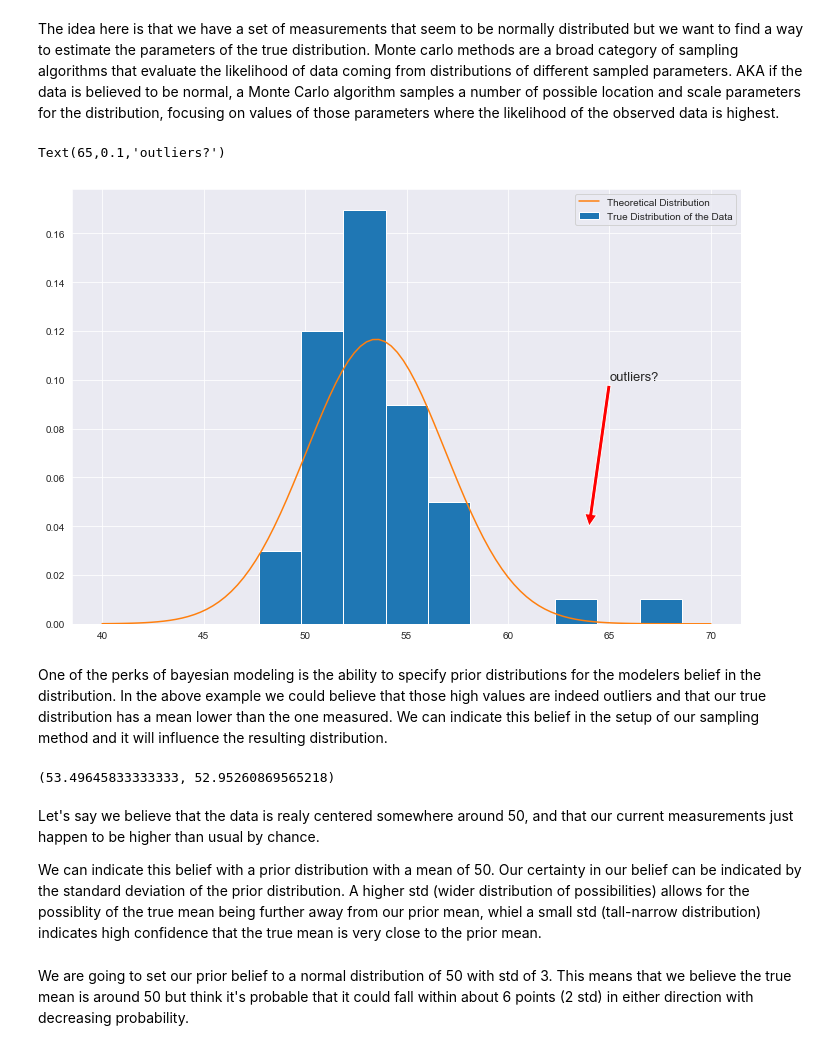
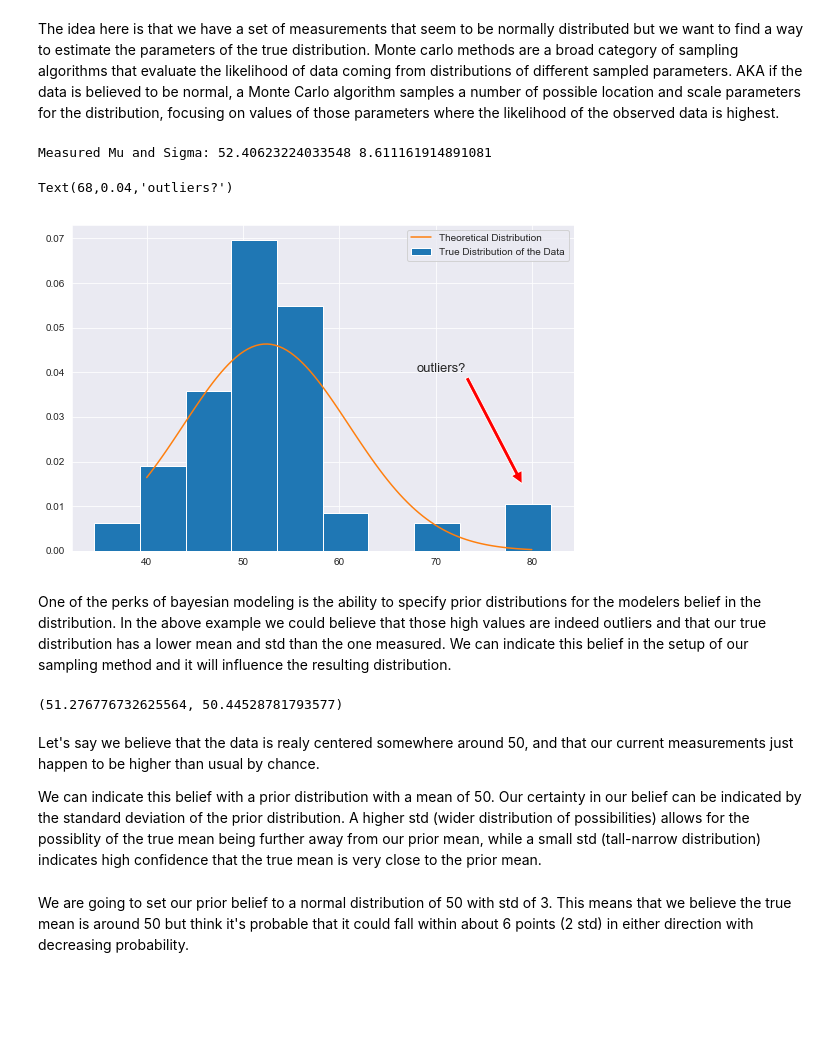
Before and after one commit to rshap91/Algorithms, a Jupyter notebook: Metropolis_Sampling.ipynb, the cells around one changed output. Cells and saved outputs as stored; diff of their text form; code cells hidden in the pictures; blank space fills up the shorter version.

```diff
--- a/Metropolis_Sampling.ipynb
+++ b/Metropolis_Sampling.ipynb
@@ -16,34 +16,36 @@ mpl.rcParams['figure.figsize'] = (9,6)
 # %% [markdown]
 The idea here is that we have a set of measurements that seem to be normally distributed but we want to find a way to estimate the parameters of the true distribution. Monte carlo methods are a broad category of sampling algorithms that evaluate the likelihood of data coming from distributions of different sampled parameters. AKA if the data is believed to be normal, a Monte Carlo algorithm samples a number of possible location and scale parameters for the distribution, focusing on values of those parameters where the likelihood of the observed data is highest.
 # %%
-plt.figure(figsize=(12,8))
-
-# measured mu = 53.5, measured sigma = 3.42
-data = np.array([51.06, 55.12, 53.73, 50.24, 52.05, 56.40, 48.45, 52.34, 55.65, 51.49, 51.86, 63.43, 53.00, 56.09, 51.93, 52.31, 52.33, 57.48, 57.44, 55.14, 53.93, 54.62, 56.09, 68.58, 51.36, 55.47, 50.73, 51.94, 54.95, 50.39, 52.91, 51.5, 52.68, 47.72, 49.73, 51.82, 54.99, 52.84, 53.19, 54.52, 51.46, 53.73, 51.61, 49.81, 52.42, 54.3, 53.84, 53.16])
+##### plt.figure(figsize=(12,8))
+np.random.seed(121)
+data = stats.norm(50, 5).rvs(100) # some normal data
+data[np.random.randint(0,100,10)] +=25 # outliers?
+print('Measured Mu and Sigma:', data.mean(), data.std())
 
 # There are some potential outliers however?
-plt.hist(data, label='True Distribution of the Data', weights=[1/len(data) for _ in data], normed=True)
+plt.hist(data, label='True Distribution of the Data', weights=[1/len(data) for _ in data], density=True)
 # theoretical normal distribution with mu and sigma (as taken from the data)
 normal_dist = stats.norm(data.mean(), data.std())
-plt.plot(np.linspace(40,70,100), normal_dist.pdf(np.linspace(40,70,100)), label='Theoretical Distribution')
+plt.plot(np.linspace(40,80,100), normal_dist.pdf(np.linspace(40,80,100)), label='Theoretical Distribution')
 plt.legend()
-plt.annotate(s='outliers?', xy=(64,0.04), xytext=(65,0.1), arrowprops={'facecolor':'red', 'shrink':1}, fontsize=13)
+plt.annotate(s='outliers?', xy=(79,0.015), xytext=(68,0.04), arrowprops={'facecolor':'red', 'shrink':1}, fontsize=13)
 
 # The theoretical distribution is wider than may be expected due to those high values.
 # %% [output]
-Text(65,0.1,'outliers?')
+Measured Mu and Sigma: 52.40623224033548 8.611161914891081
+Text(68,0.04,'outliers?')
-[figure, old version]
+[figure, new version]
 # %% [markdown]
-One of the perks of bayesian modeling is the ability to specify prior distributions for the modelers belief in the distribution. In the above example we could believe that those high values are indeed outliers and that our true distribution has a mean lower than the one measured. We can indicate this belief in the setup of our sampling method and it will influence the resulting distribution.
+One of the perks of bayesian modeling is the ability to specify prior distributions for the modelers belief in the distribution. In the above example we could believe that those high values are indeed outliers and that our true distribution has a lower mean and std than the one measured. We can indicate this belief in the setup of our sampling method and it will influence the resulting distribution.
 # %%
 # mean of data with and without outliers
-data.mean(), data[data<60].mean()
+data.mean(), data[data<65].mean()
 # %% [output]
-(53.49645833333333, 52.95260869565218)
+(51.276776732625564, 50.44528781793577)
 # %% [markdown]
 Let's say we believe that the data is realy centered somewhere around 50, and that our current measurements just happen to be higher than usual by chance.
 
-We can indicate this belief with a prior distribution with a mean of 50. Our certainty in our belief can be indicated by the standard deviation of the prior distribution. A higher std (wider distribution of possibilities) allows for the possiblity of the true mean being further away from our prior mean, whiel a small std (tall-narrow distribution) indicates high confidence that the true mean is very close to the prior mean.
+We can indicate this belief with a prior distribution with a mean of 50. Our certainty in our belief can be indicated by the standard deviation of the prior distribution. A higher std (wider distribution of possibilities) allows for the possiblity of the true mean being further away from our prior mean, while a small std (tall-narrow distribution) indicates high confidence that the true mean is very close to the prior mean.
 # %% [markdown]
 We are going to set our prior belief to a normal distribution of 50 with std of 3. This means that we believe the true mean is around 50 but think it's probable that it could fall within about 6 points (2 std) in either direction with decreasing probability.
 # %%
```
Also changed, not shown: parts of 31 cells of this notebook, 1 other file.
